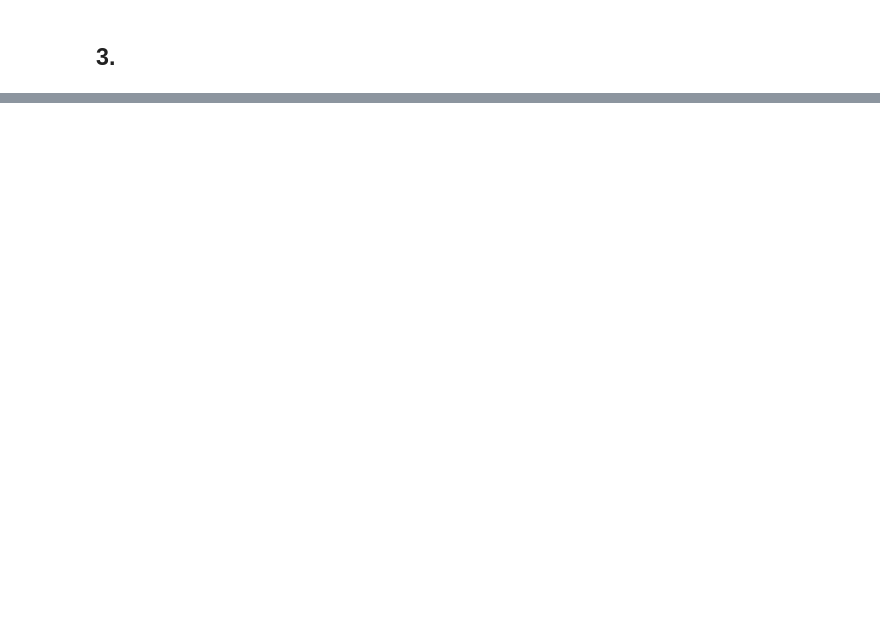
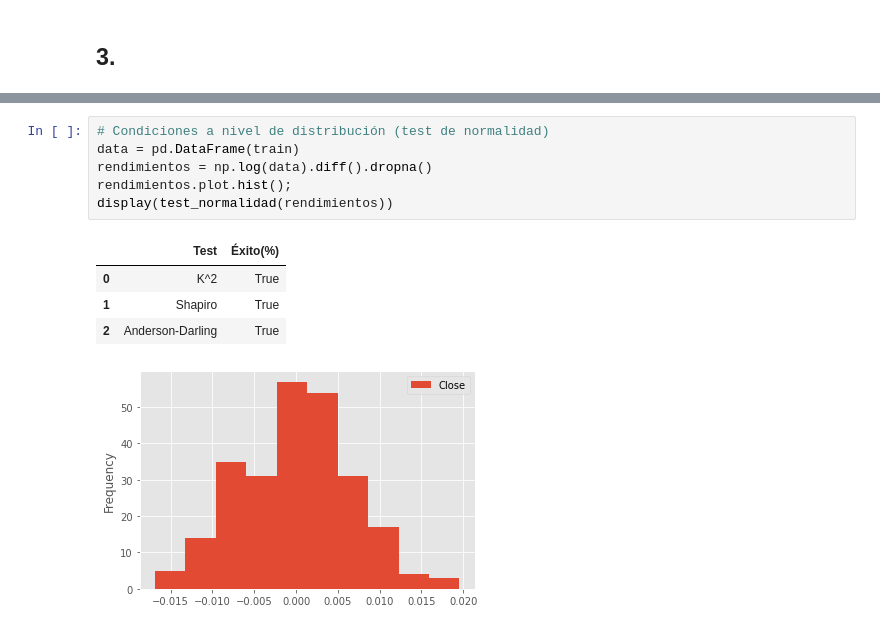
Before and after one commit to scardenol/proc_est2, a Jupyter notebook: edes.ipynb, the cells around one changed output, grey strips where cells are left out. Drawn from its saved outputs; the diff is of its cells as text; blank space fills up the shorter version.

```diff
--- a/edes.ipynb
+++ b/edes.ipynb
@@ -316,0 +321,12 @@ hist
+# %%
+# Condiciones a nivel de distribución (test de normalidad)
+data = pd.DataFrame(train)
+rendimientos = np.log(data).diff().dropna()
+rendimientos.plot.hist();
+display(test_normalidad(rendimientos))
+# %% [output]
+|  | Test | Éxito(%) |
+| 0 | K^2 | True |
+| 1 | Shapiro | True |
+| 2 | Anderson-Darling | True |
+[figure, added]
```
Also changed, not shown: parts of 22 cells of this notebook.
